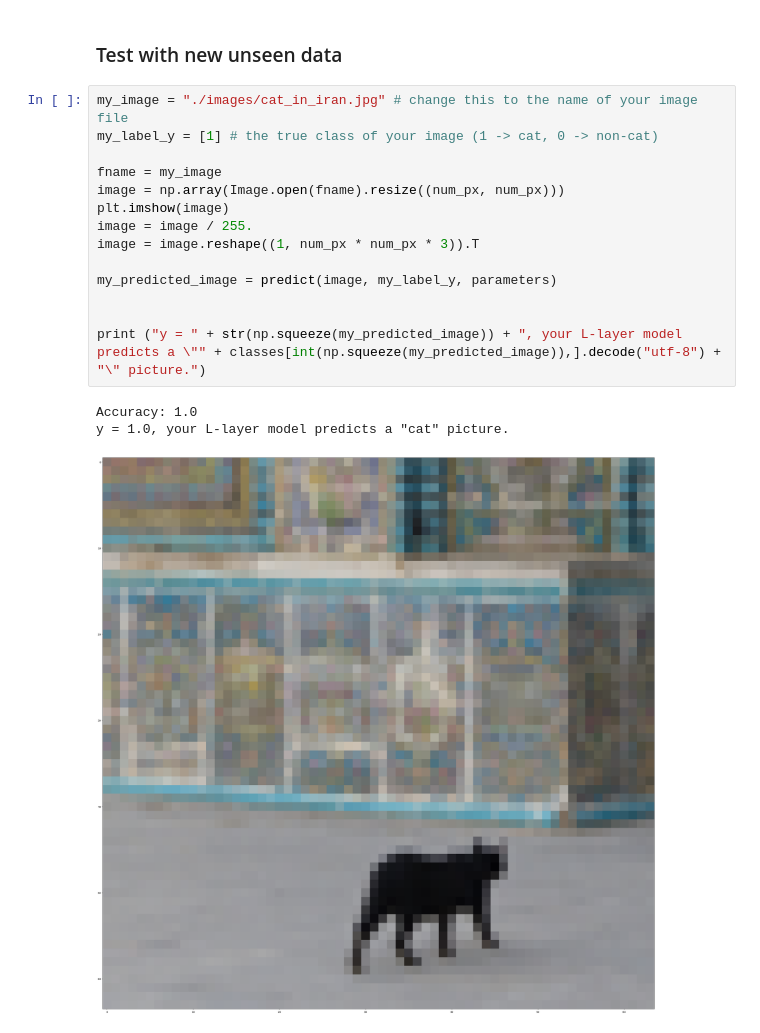
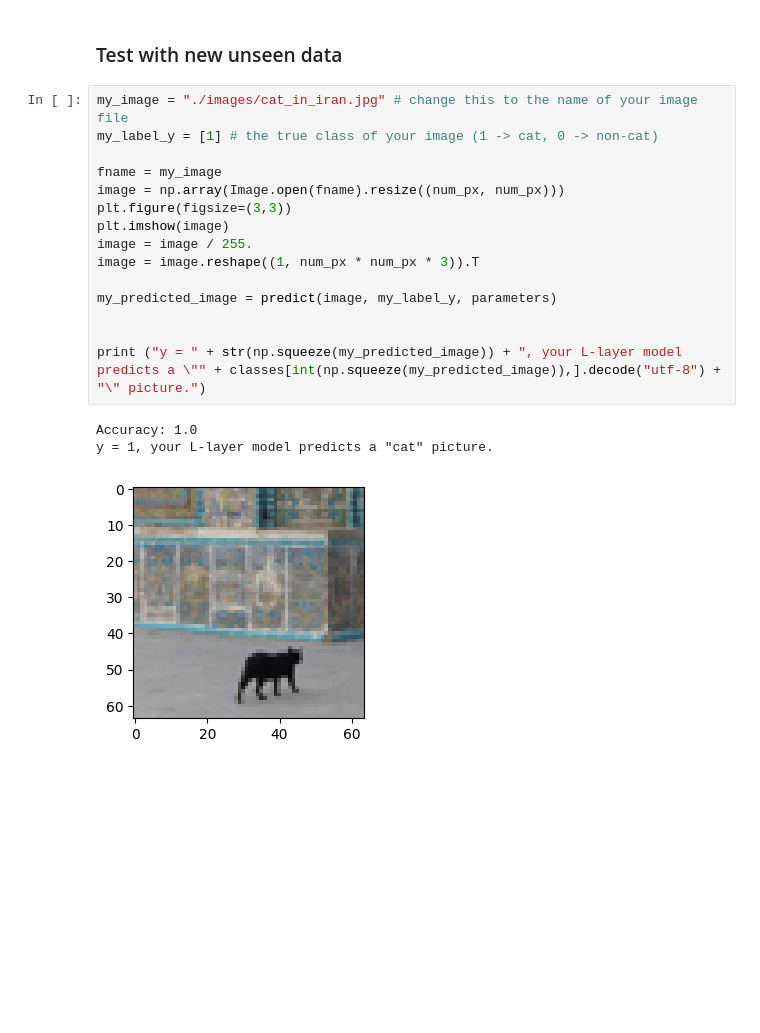
Before and after one commit to aq-amani/machine-learning, a Jupyter notebook: cat_detector_manual_deepNN/cat_detector_manual_deepNN.ipynb, the cells around one changed output. Drawn from its saved outputs; the diff is of its cells as text; blank space fills up the shorter version.

```diff
--- a/cat_detector_manual_deepNN/cat_detector_manual_deepNN.ipynb
+++ b/cat_detector_manual_deepNN/cat_detector_manual_deepNN.ipynb
@@ -310,18 +294,19 @@ print_mislabeled_images(classes, test_x, test_y, pred_test)
 # %%
 my_image = "./images/cat_in_iran.jpg" # change this to the name of your image file
 my_label_y = [1] # the true class of your image (1 -> cat, 0 -> non-cat)
 
 fname = my_image
 image = np.array(Image.open(fname).resize((num_px, num_px)))
+plt.figure(figsize=(3,3))
 plt.imshow(image)
 image = image / 255.
 image = image.reshape((1, num_px * num_px * 3)).T
 
 my_predicted_image = predict(image, my_label_y, parameters)
 
 
 print ("y = " + str(np.squeeze(my_predicted_image)) + ", your L-layer model predicts a \"" + classes[int(np.squeeze(my_predicted_image)),].decode("utf-8") +  "\" picture.")
 # %% [output]
 Accuracy: 1.0
-y = 1.0, your L-layer model predicts a "cat" picture.
+y = 1, your L-layer model predicts a "cat" picture.
-[figure, old version]
+[figure, new version]
```
Also changed, not shown: parts of 12 cells of this notebook, 1 other file.
